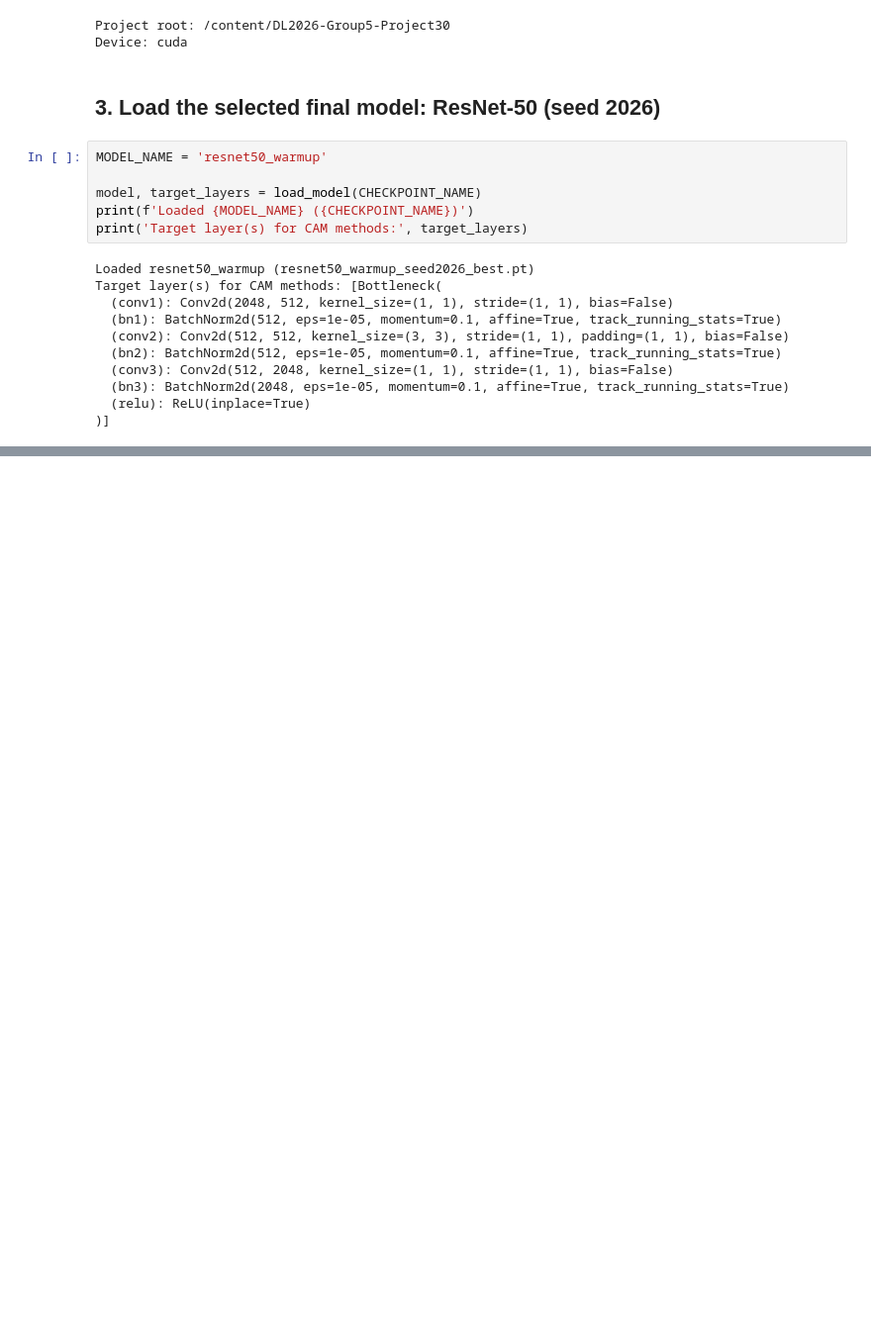
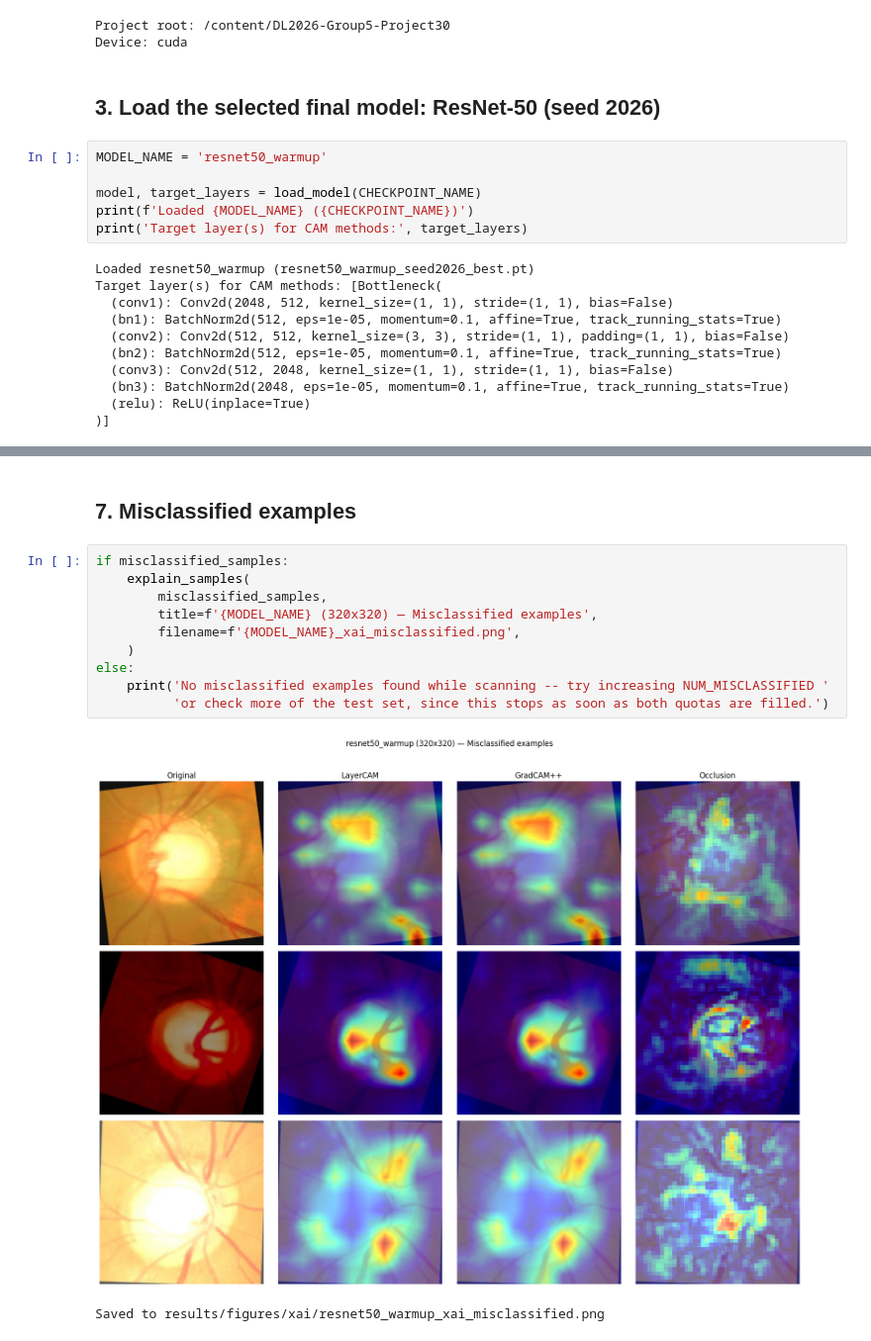
Before and after one commit to ngananhhng/pp2025, a Jupyter notebook: notebooks/xai_analysis.ipynb, the cells around one changed output, grey strips where cells are left out. Shown at 99% size. Cells and saved outputs as stored; diff of their text form; blank space fills up the shorter version.

```diff
--- a/notebooks/xai_analysis.ipynb
+++ b/notebooks/xai_analysis.ipynb
@@ -175,0 +209,15 @@ print(f'Saved comparison grid to {out_path}')
+# %% [markdown]
+## 7. Misclassified examples
+# %%
+if misclassified_samples:
+    explain_samples(
+        misclassified_samples,
+        title=f'{MODEL_NAME} (320x320) — Misclassified examples',
+        filename=f'{MODEL_NAME}_xai_misclassified.png',
+    )
+else:
+    print('No misclassified examples found while scanning -- try increasing NUM_MISCLASSIFIED '
+          'or check more of the test set, since this stops as soon as both quotas are filled.')
+# %% [output]
+[figure, added]
+Saved to results/figures/xai/resnet50_warmup_xai_misclassified.png
```
Also changed, not shown: parts of 8 cells of this notebook.
